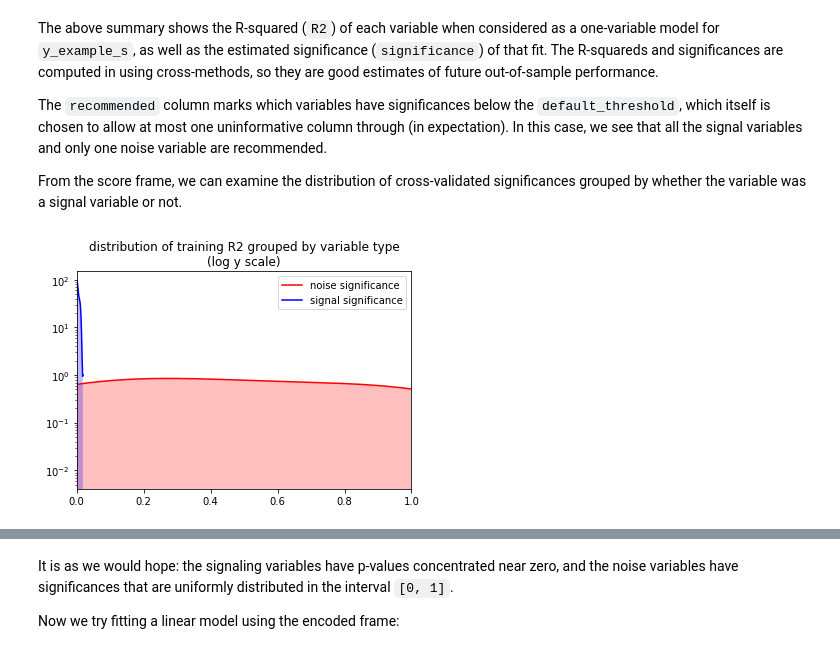
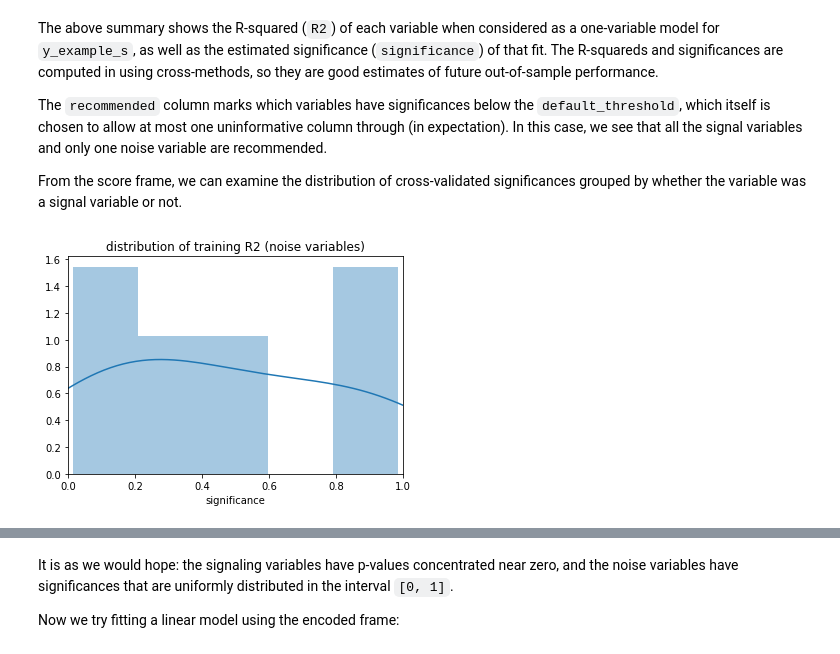
Before and after one commit to WinVector/pyvtreat, a Jupyter notebook: Examples/CrossVal/LeakTradeOff/CrossFrameExample.ipynb, the cells around one changed output, grey strips where cells are left out. Drawn from its saved outputs; the diff is of its cells as text; code cells hidden in the pictures.

```diff
--- a/Examples/CrossVal/LeakTradeOff/CrossFrameExample.ipynb
+++ b/Examples/CrossVal/LeakTradeOff/CrossFrameExample.ipynb
@@ -689,22 +689,15 @@ From the score frame, we can examine the distribution of cross-validated signifi
 # %%
 str_strip = re.compile('_.*$')
 sig_frame = pandas.DataFrame({
     'significance': vtreat_coder.score_frame_['significance'],
     'variable_type': [str_strip.sub('', v) for v in
                       vtreat_coder.score_frame_['variable']]
     })
-splt = seaborn.kdeplot(
+splt = seaborn.distplot(
     sig_frame['significance'][sig_frame['variable_type'] == 'noise'],
-    color="r",
-    shade=True,
-    label='noise significance')
-splt = seaborn.kdeplot(
-    sig_frame['significance'][sig_frame['variable_type'] == 'signal'],
-    color="b",
-    shade=True,
-    label='signal significance')
+    bins = 5
+)
 splt.set(xlim=(0,1))
-splt.set_yscale('log')
-_ =splt.set_title('distribution of training R2 grouped by variable type\n(log y scale)')
+_ =splt.set_title('distribution of training R2 (noise variables)')
 # %% [output]
-[figure, old version]
+[figure, new version]
```
Also changed, not shown: parts of 8 cells of this notebook, 5 other files.
